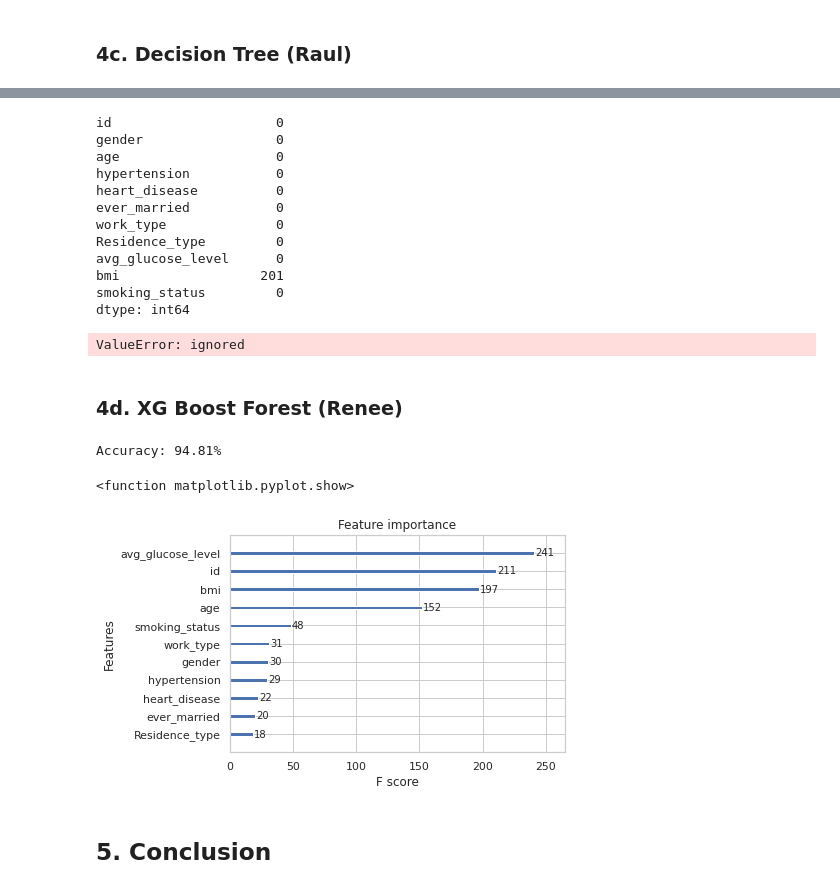
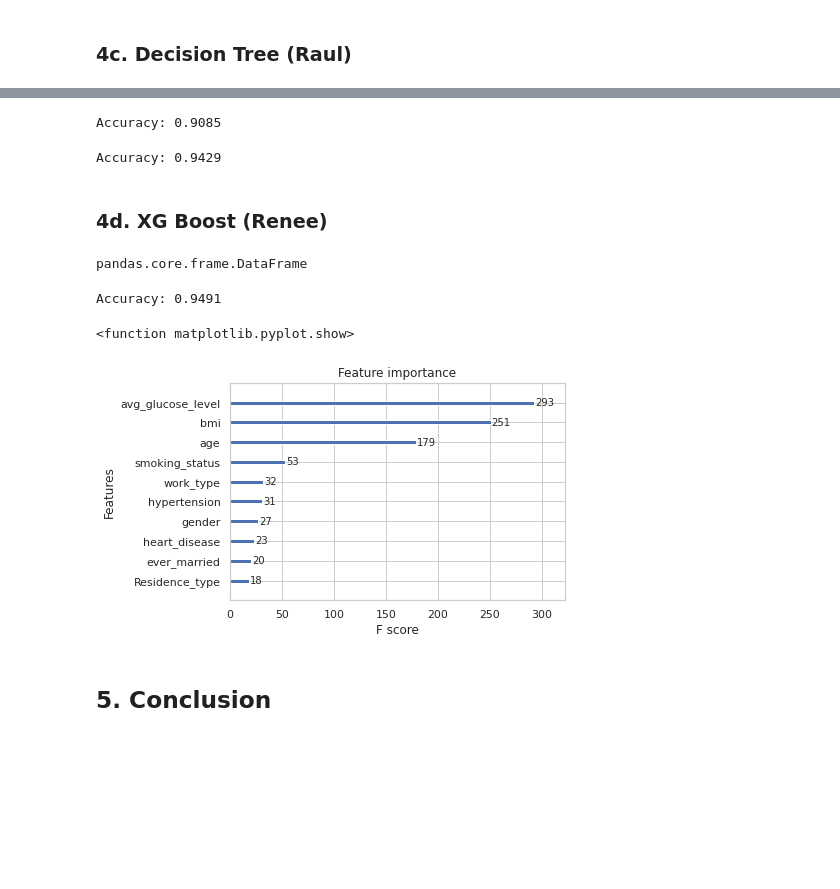
Before and after one commit to raul-miranda/DS-201-Project-1, a Jupyter notebook: D201_Project_2_raul.ipynb, the cells around one changed output, grey strips where cells are left out. Saved outputs shown, nothing was run; the diff lists cells and outputs as text; code cells hidden in the pictures; blank space fills up the shorter version.

```diff
--- a/D201_Project_2_raul.ipynb
+++ b/D201_Project_2_raul.ipynb
@@ -433,8 +433,8 @@ sns.heatmap(df_health_int.corr(), cmap='coolwarm', annot=True)
 # %% [markdown]
 ###4b. Logistic Regression (Ana)
 # %%
-X = df_health_int.drop('stroke', axis=1)
-y = df_health_int['stroke']
+X = df_health_2.drop('stroke', axis=1)
+y = df_health_2['stroke']
 
 X['gender'] = X['gender'].map({'Male':1, 'Female':0, 'Other':2})
 X['ever_married'] = X['ever_married'].map({'Yes':1, 'No':0})
@@ -445,0 +449,9 @@ X_train, X_test, y_train, y_test= train_test_split(X, y, test_size=0.25,random_s
+# %%
+from imblearn.over_sampling import SMOTE
+smt = SMOTE (random_state=1, ratio='minority')
+X_train_SMOTE, y_train_SMOTE = smt.fit_sample(X_train, y_train)
+print ("X_train shape: ", X_train_SMOTE.shape)
+print ("y_train shape: ", y_train_SMOTE.shape)
+print ("X_test shape: ", X_test.shape)
+print ("y_test shape: ", y_test.shape)
+type(X_train_SMOTE)
@@ -446,9 +464,9 @@ X_train, X_test, y_train, y_test= train_test_split(X, y, test_size=0.25,random_s
 # %%
 LogReg = LogisticRegression()
 scaler = preprocessing.StandardScaler()
-X_train = scaler.fit_transform(X_train)
+X_train_SMOTE = scaler.fit_transform(X_train_SMOTE)
 X_test = scaler.transform(X_test)
-LogReg.fit(X_train,y_train)
+LogReg.fit(X_train_SMOTE,y_train_SMOTE)
 y_pred=LogReg.predict(X_test)
 # %%
 print("\n\nAccuracy:",metrics.accuracy_score(y_test, y_pred))
@@ -530,67 +540,58 @@ array(['Private', 'Self-employed', 'Govt_job', 'children', 'Never_worked'],
-# %%
-X['gender'] = X['gender'].map({'Male':1, 'Female':0, 'Other':2})
-X['ever_married'] = X['ever_married'].map({'Yes':1, 'No':0})
-X['work_type'] = X['work_type'].map({'Private':0, 'Self-employed':1, 'Govt_job':2, 'children':3, 'Never_worked':4})
-X['Residence_type'] = X['Residence_type'].map({'Urban':0, 'Rural':1})
-X['smoking_status'] = X['smoking_status'].map({'formerly smoked':0, 'never smoked':1, 'smokes':2, 'Unknown':3})
-X.isnull().sum()
-# %% [output]
-id                     0
-gender                 0
-age                    0
-hypertension           0
-heart_disease          0
-ever_married           0
-work_type              0
-Residence_type         0
-avg_glucose_level      0
-bmi                  201
-smoking_status         0
-dtype: int64
 # %%
-X_train, X_test, y_train, y_test= train_test_split(X, y, test_size=0.2,
-stratify=y, random_state=1)
-dt = DecisionTreeClassifier(max_depth=2, random_state=1)
-dt.fit(X_train,y_train)
+dt = DecisionTreeClassifier(criterion= 'entropy', max_depth=8, random_state=1)
+dt.fit(X_train_SMOTE,y_train_SMOTE)
 y_pred = dt.predict(X_test)
-accuracy_score(y_test, y_pred)
+
+print ("Accuracy: %.4f" % (accuracy_score(y_test, y_pred)))
 # %% [output]
-ValueError: ignored
+Accuracy: 0.9085
+# %%
+from sklearn.ensemble import RandomForestClassifier
+rf_cl = RandomForestClassifier(n_estimators=100,
+                            random_state=11)
+rf_cl.fit(X_train_SMOTE, y_train_SMOTE)
+rf_pred= rf_cl.predict(X_test)
+accuracy = float(np.sum(rf_pred==y_test))/y_test.shape[0]
+print("Accuracy: %.4f" % (accuracy))
+# %% [output]
+Accuracy: 0.9429
 # %% [markdown]
-### 4d. XG Boost Forest (Renee)
+### 4d. XG Boost (Renee)
+# %%
+X_train_SMOTE = pd.DataFrame(X_train_SMOTE)      # XG Boost requires same type  X_test, X_train
+type(X_train_SMOTE)
+# %% [output]
+pandas.core.frame.DataFrame
 # %%
-X_train, X_test, y_train, y_test= train_test_split(X, y, test_size=0.2,
-stratify=y, random_state=1)
-
 params={'learning_rate':0.4,
         'max_depth':7,
         'num_boost_round':2000,
         'objective': 'multi:softprob',
         'random_state': 7,
         'silent':0,
         'num_class':4,
         'eta':0.8
         }
 
 model= xgb.train(params, xgb.DMatrix(X_train, y_train))
 y_pred= model.predict(xgb.DMatrix(X_test))
 
 model.save_model('testXGboostClass.model')
 
 # return the index of the biggest pro
 yprob= np.argmax(y_pred, axis=1)
 
 predictions= [round(value) for value in yprob]
 
 #evaluate predictions
 accuracy= accuracy_score(y_test, predictions)
-print("Accuracy: %.2f%%"% (accuracy * 100.0))
+print("Accuracy: %.4f"% (accuracy))
 
 plot_importance(model)
 plt.show
 # %% [output]
-Accuracy: 94.81%
+Accuracy: 0.9491
 <function matplotlib.pyplot.show>
-[figure, old version]
+[figure, new version]
 # %% [markdown]
 ## **5. Conclusion**
```
Also changed, not shown: parts of 23 cells of this notebook.
